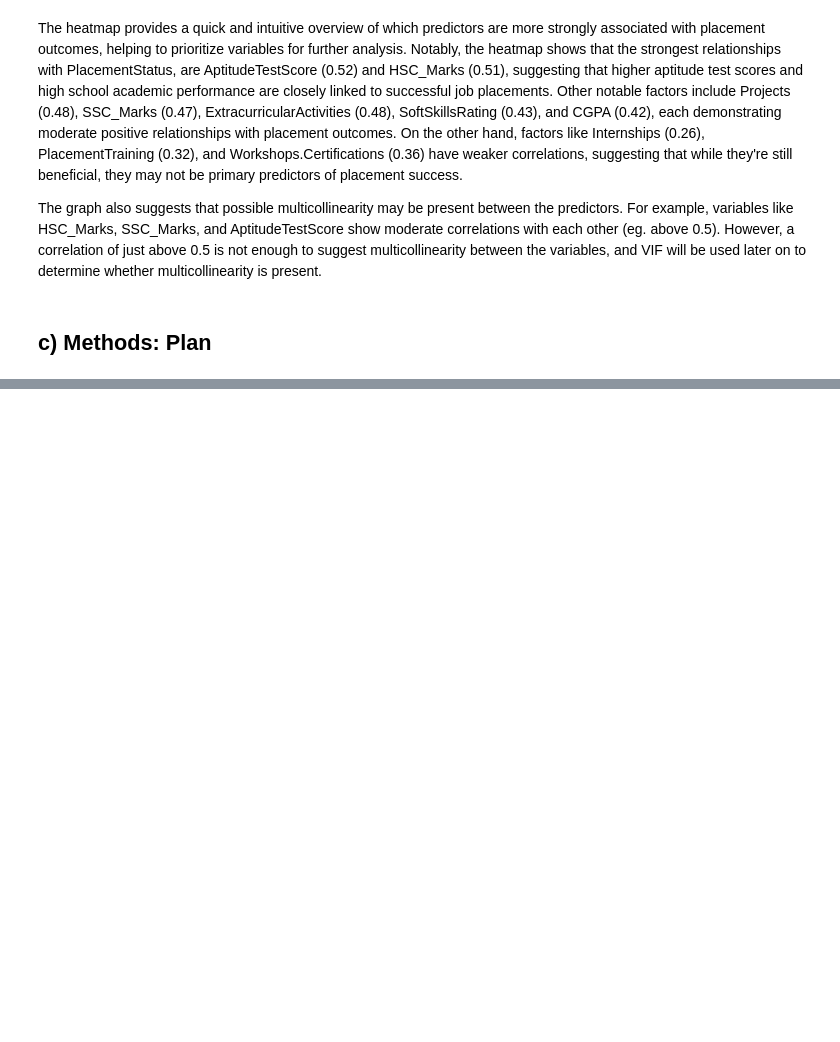
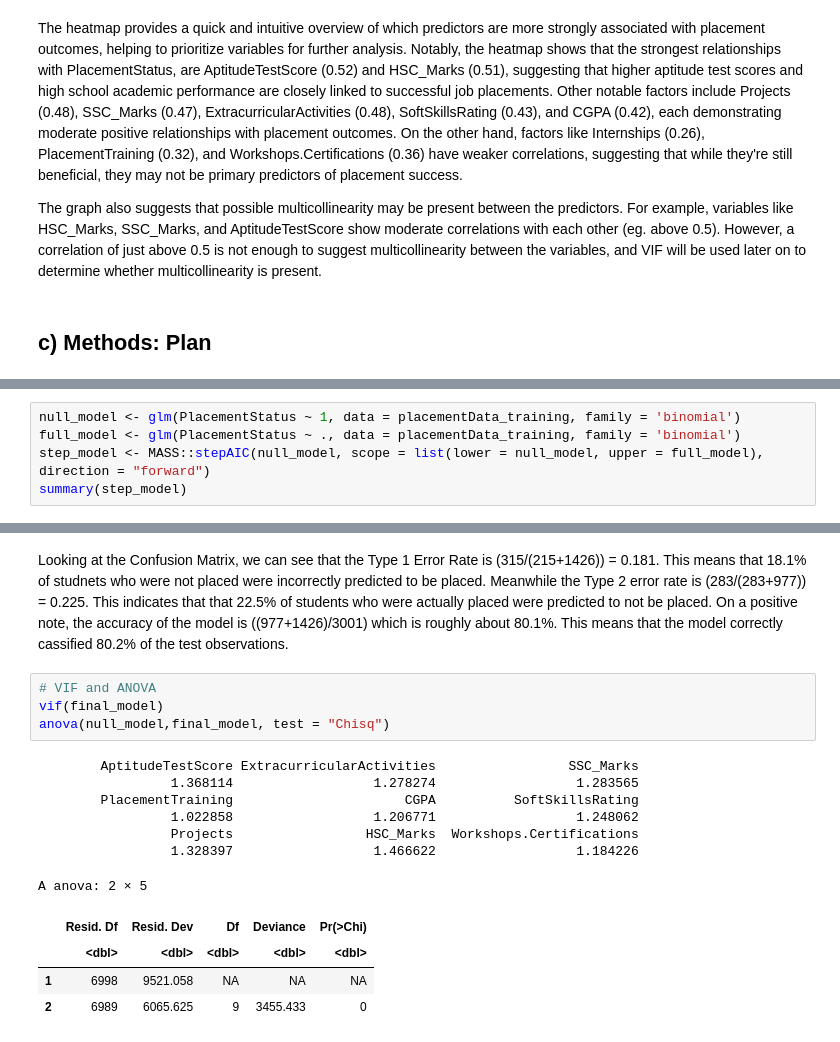
Before and after one commit to jeffiehu/STAT-301-Project, a Jupyter notebook: Final Report.ipynb, the cells around one changed output, grey strips where cells are left out. Saved outputs shown, nothing was run; the diff lists cells and outputs as text; blank space fills up the shorter version.

```diff
--- a/Final Report.ipynb
+++ b/Final Report.ipynb
@@ -308,0 +322,5 @@ In addition, Model comparison using ANOVA, and diagnostics such as Variance Infl
+# %%
+null_model <- glm(PlacementStatus ~ 1, data = placementData_training, family = 'binomial')
+full_model <- glm(PlacementStatus ~ ., data = placementData_training, family = 'binomial')
+step_model <- MASS::stepAIC(null_model, scope = list(lower = null_model, upper = full_model), direction = "forward")
+summary(step_model)
@@ -308,0 +414,18 @@ In addition, Model comparison using ANOVA, and diagnostics such as Variance Infl
+# %% [markdown]
+Looking at the Confusion Matrix, we can see that the Type 1 Error Rate is (315/(215+1426)) = 0.181. This means that 18.1% of studnets who were not placed were incorrectly predicted to be placed. Meanwhile the Type 2 error rate is (283/(283+977)) = 0.225. This indicates that that 22.5% of students who were actually placed were predicted to not be placed. On a positive note, the accuracy of the model is ((977+1426)/3001) which is roughly about 80.1%. This means that the model correctly cassified 80.2% of the test observations.
+# %%
+# VIF and ANOVA
+vif(final_model)
+anova(null_model,final_model, test = "Chisq")
+# %% [output]
+        AptitudeTestScore ExtracurricularActivities                 SSC_Marks
+                 1.368114                  1.278274                  1.283565
+        PlacementTraining                      CGPA          SoftSkillsRating
+                 1.022858                  1.206771                  1.248062
+                 Projects                 HSC_Marks  Workshops.Certifications
+                 1.328397                  1.466622                  1.184226
+A anova: 2 × 5
+|  | Resid. Df | Resid. Dev | Df | Deviance | Pr(>Chi) |
+|  | <dbl> | <dbl> | <dbl> | <dbl> | <dbl> |
+| 1 | 6998 | 9521.058 | NA | NA | NA |
+| 2 | 6989 | 6065.625 | 9 | 3455.433 | 0 |
```
Also changed, not shown: parts of 8 cells of this notebook.
